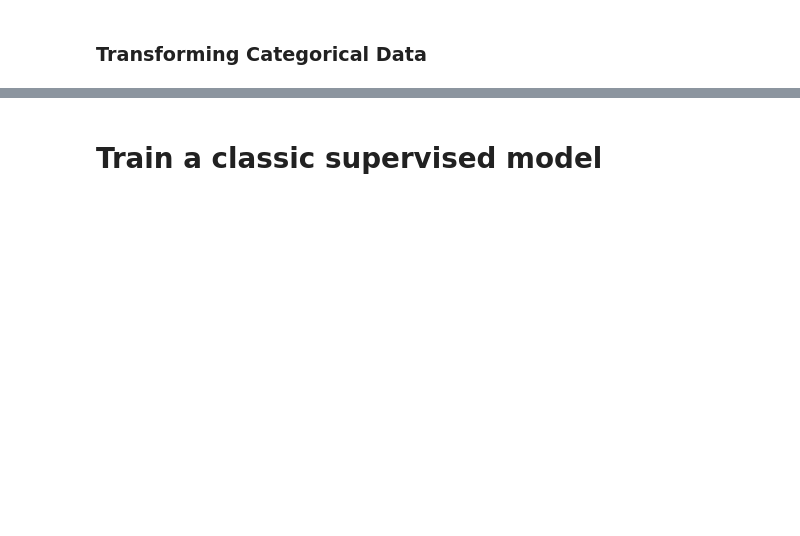
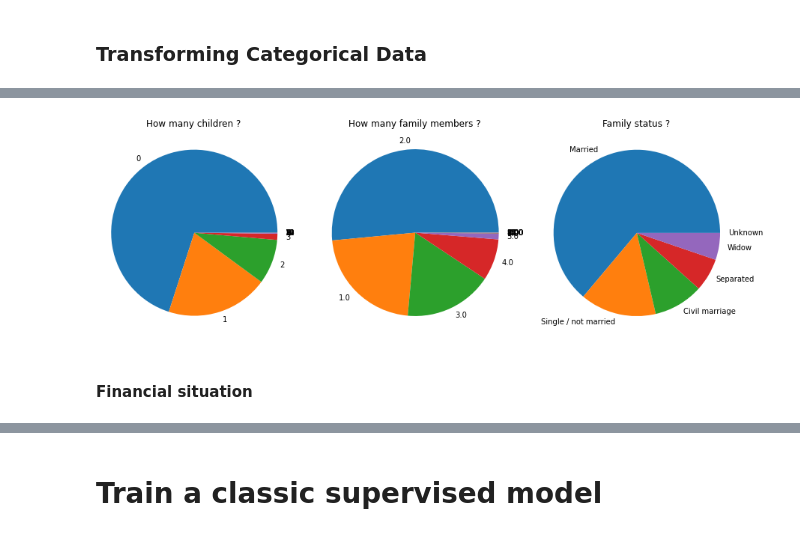
Before and after one commit to nicolizamacorrea/scoringmodel, a Jupyter notebook: notebook_draft.ipynb, the cells around one changed output, grey strips where cells are left out. Cells and saved outputs as stored; diff of their text form; code cells hidden in the pictures; blank space fills up the shorter version.

```diff
--- a/notebook_draft.ipynb
+++ b/notebook_draft.ipynb
@@ -163,0 +242,25 @@ a faire
+# %%
+CNT_CHILDREN = application_train_data.CNT_CHILDREN.value_counts()
+NAME_FAMILY_STATUS = application_train_data.NAME_FAMILY_STATUS.value_counts()
+CNT_FAM_MEMBERS = application_train_data.CNT_FAM_MEMBERS.value_counts()
+# %%
+fig, (ax1, ax2, ax3) = plt.subplots(1, 3, figsize=(15,5))
+
+ax1.pie(CNT_CHILDREN, labels=CNT_CHILDREN.index)
+ax1.axis('equal')
+ax1.set_title('How many children ?')
+
+ax2.pie(CNT_FAM_MEMBERS, labels=CNT_FAM_MEMBERS.index)
+ax2.axis('equal')
+ax2.set_title('How many family members ?')
+
+
+ax3.pie(NAME_FAMILY_STATUS, labels=NAME_FAMILY_STATUS.index)
+ax3.axis('equal')
+ax3.set_title('Family status ?')
+
+plt.show()
+# %% [output]
+[figure, added]
+# %% [markdown]
+#### Financial situation
```
Also changed, not shown: parts of 49 cells of this notebook.
